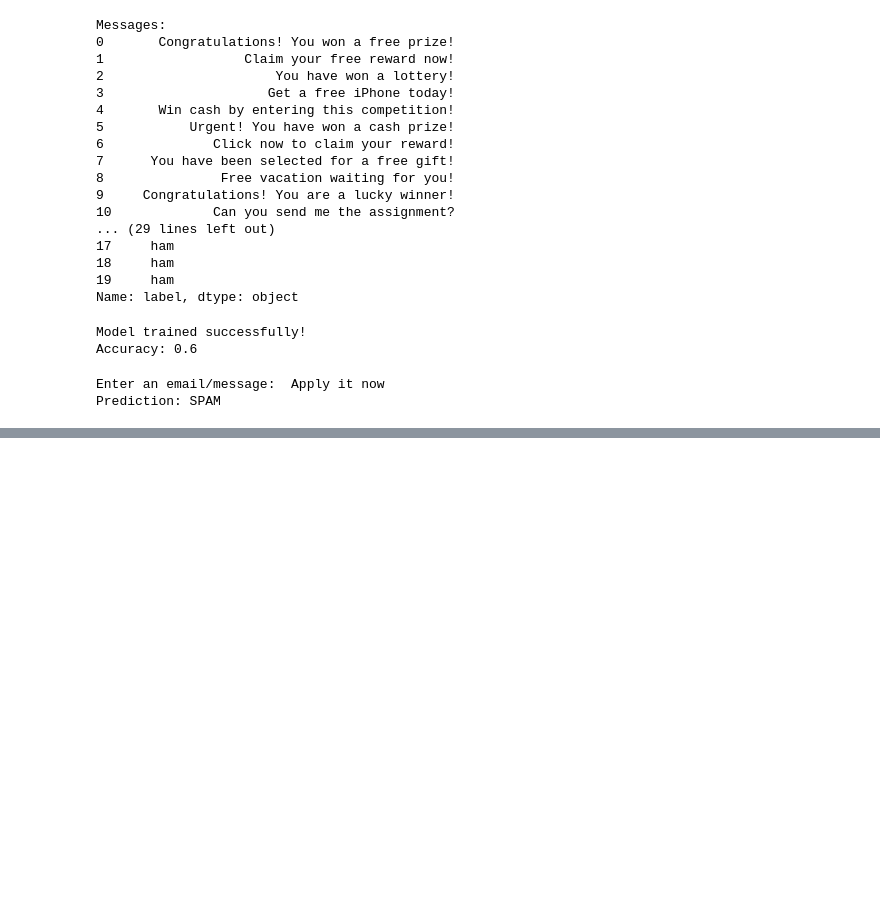
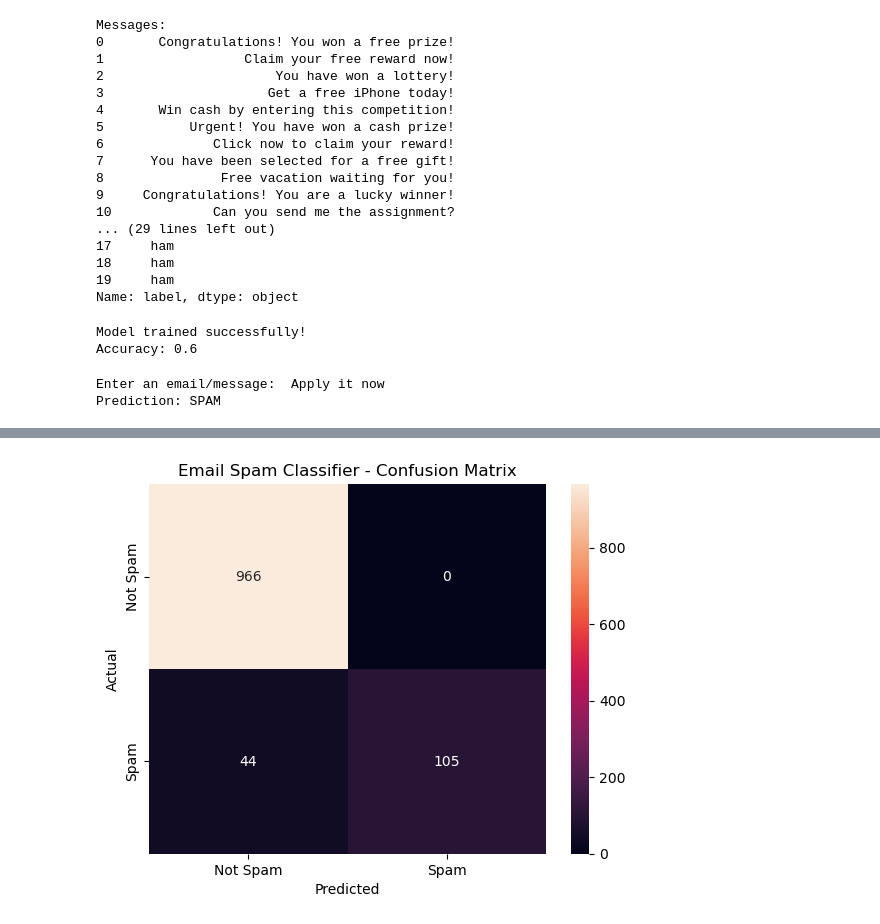
Before and after one commit to UmerAH04Projects/Email-Spam-Classifier, a Jupyter notebook: Email_spam_classifier.ipynb, the cells around one changed output, grey strips where cells are left out. Drawn from its saved outputs; the diff is of its cells as text; code cells hidden in the pictures; blank space fills up the shorter version.

Commit message:
Improve spam classifier with real dataset

```diff
--- a/Email_spam_classifier.ipynb
+++ b/Email_spam_classifier.ipynb
@@ -156,0 +167,13 @@ Prediction: SPAM
+# %%
+import pandas as pd
+
+df = pd.read_csv(
+    "spam_dataset.tsv",
+    sep="\t",
+    header=None,
+    names=["label", "message"]
+)
+
+print("Dataset shape:", df.shape)
+print()
+print(df.head())
@@ -156,0 +255,21 @@ Prediction: SPAM
+# %%
+from sklearn.metrics import confusion_matrix
+import matplotlib.pyplot as plt
+import seaborn as sns
+
+cm = confusion_matrix(y_test, y_pred, labels=["ham", "spam"])
+
+sns.heatmap(
+    cm,
+    annot=True,
+    fmt="d",
+    xticklabels=["Not Spam", "Spam"],
+    yticklabels=["Not Spam", "Spam"]
+)
+
+plt.xlabel("Predicted")
+plt.ylabel("Actual")
+plt.title("Email Spam Classifier - Confusion Matrix")
+plt.show()
+# %% [output]
+[figure, added]
```
Also changed, not shown: parts of 6 cells of this notebook, 1 other file.
